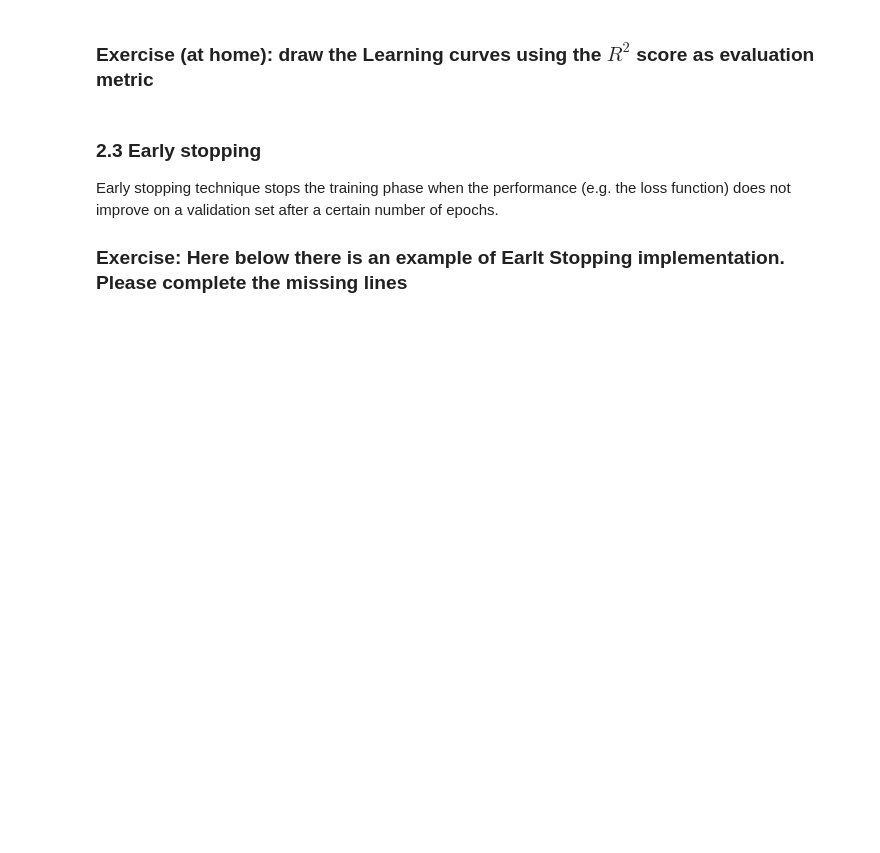
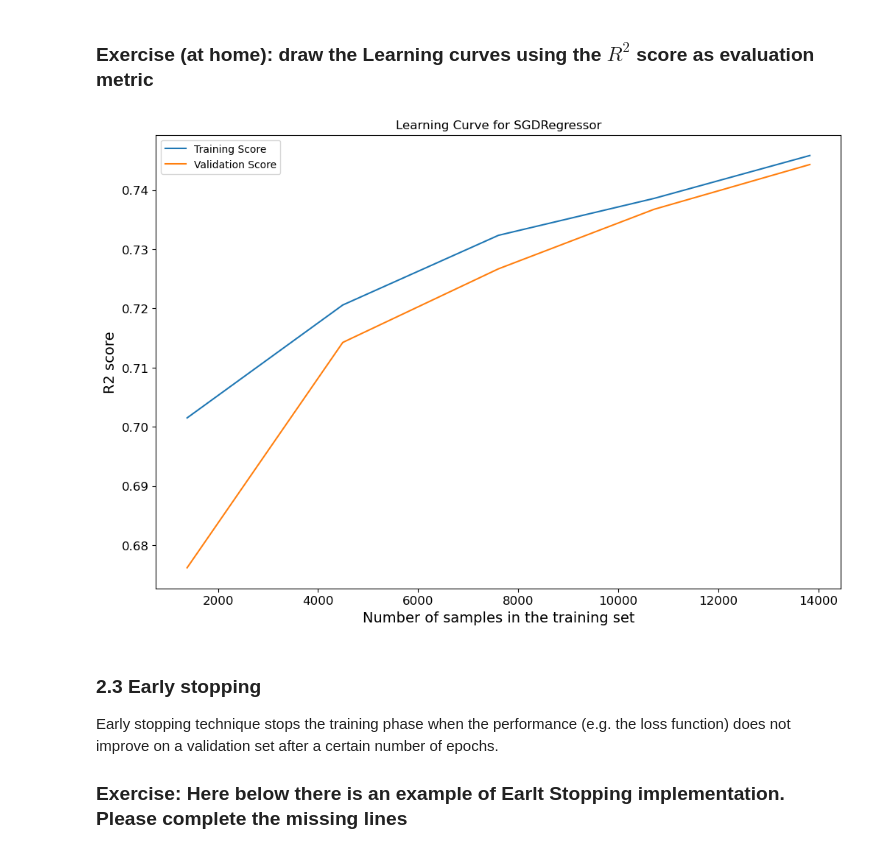
Before and after one commit to grobles2/p4ds, a Jupyter notebook: week4/04_Training_a_Model__Regression.ipynb, the cells around one changed output. Drawn from its saved outputs; the diff is of its cells as text; code cells hidden in the pictures; blank space fills up the shorter version.

Commit message:
adding week4 solution and week5's slides and practical

```diff
--- a/week4/04_Training_a_Model__Regression.ipynb
+++ b/week4/04_Training_a_Model__Regression.ipynb
@@ -36,8 +36,8 @@ warnings.filterwarnings(action="ignore", category=sklearn.exceptions.Convergence
 
 Let's load the data have we pre-processed in the previous notebook.
 # %%
-train_set_prepared = pd.read_csv("../datasets/prepared/kd-housing-train.csv")
-test_set_prepared = pd.read_csv("../datasets/prepared/kd-housing-test.csv")
+train_set_prepared = pd.read_csv("kd-housing-train.csv")
+test_set_prepared = pd.read_csv("kd-housing-test.csv")
 
 X_train = train_set_prepared.drop(columns=["price"])
 y_train = train_set_prepared["price"]
@@ -176,3 +229,41 @@ plt.show()
+# %%
+# write your solution here
+# write your solution here
+
+# create an SGD regressor object
+sgd_reg = SGDRegressor(
+    loss="squared_error",
+    max_iter=2000,
+    penalty=None,
+    eta0=0.0001,
+    tol=1e-3,
+)
+
+# create an empty figure with an axis system
+fig, ax = plt.subplots(figsize=(12, 8))
+
+# generate the learning curves using the SGD regressor created above
+LearningCurveDisplay.from_estimator(
+    sgd_reg,
+    X_train,
+    y_train,
+    # see possible scoring parameters:
+    # https://scikit-learn.org/stable/modules/model_evaluation.html#scoring-parameter
+    scoring="r2", #  R2 score
+    score_type="both", # show both training and validation RMSE
+    score_name="R2 score",
+    std_display_style=None, # do not display the error bar
+    n_jobs=-1,  # use all the CPU processors
+    ax=ax # figure axis where the curves will be drawn
+)
+
+# personalize legend and figure title
+handles, label = ax.get_legend_handles_labels()
+ax.legend(handles[:2], ["Training Score", "Validation Score"])
+ax.set_title(f"Learning Curve for {sgd_reg.__class__.__name__}")
+plt.show()
+# %% [output]
+[figure, added]
 # %% [markdown]
 ### 2.3 Early stopping
 
```
Also changed, not shown: parts of 39 cells of this notebook, 3 other files.
